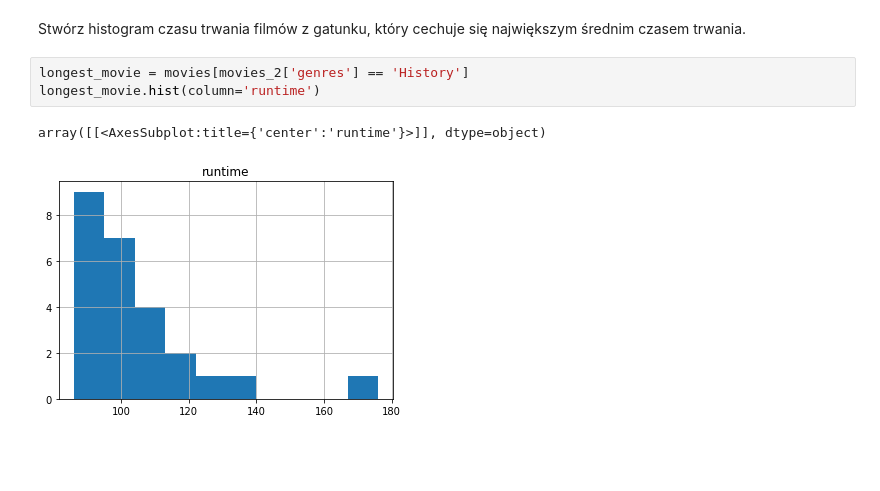
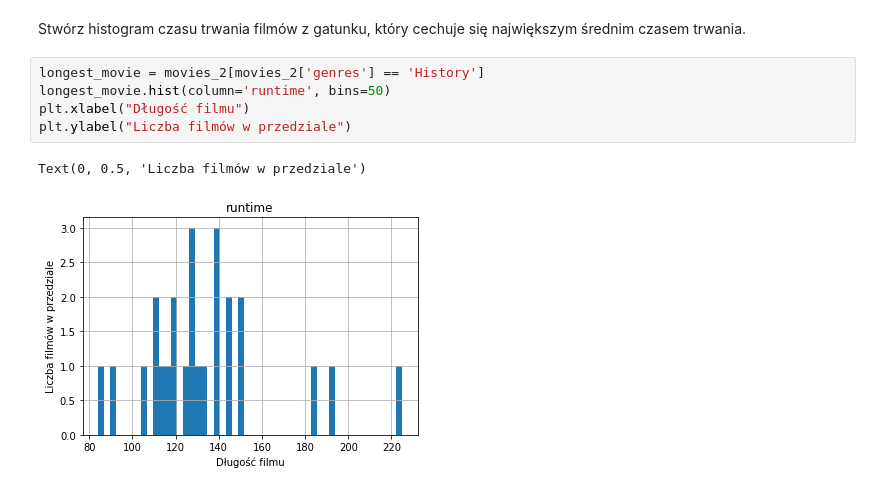
Before and after one commit to MarcinT9/Module_9_1, a Jupyter notebook: task_9_1.ipynb, the cells around one changed output. Saved outputs shown, nothing was run; the diff lists cells and outputs as text; blank space fills up the shorter version.

```diff
--- a/task_9_1.ipynb
+++ b/task_9_1.ipynb
@@ -115,8 +115,10 @@ Name: runtime, dtype: float64
 # %% [markdown]
 Stwórz histogram czasu trwania filmów z gatunku, który cechuje się największym średnim czasem trwania.
 # %%
-longest_movie = movies[movies_2['genres'] == 'History']
-longest_movie.hist(column='runtime')
+longest_movie = movies_2[movies_2['genres'] == 'History']
+longest_movie.hist(column='runtime', bins=50)
+plt.xlabel("Długość filmu")
+plt.ylabel("Liczba filmów w przedziale")
 # %% [output]
-array([[<AxesSubplot:title={'center':'runtime'}>]], dtype=object)
+Text(0, 0.5, 'Liczba filmów w przedziale')
-[figure, old version]
+[figure, new version]
```
Also changed, not shown: parts of 3 cells of this notebook.
